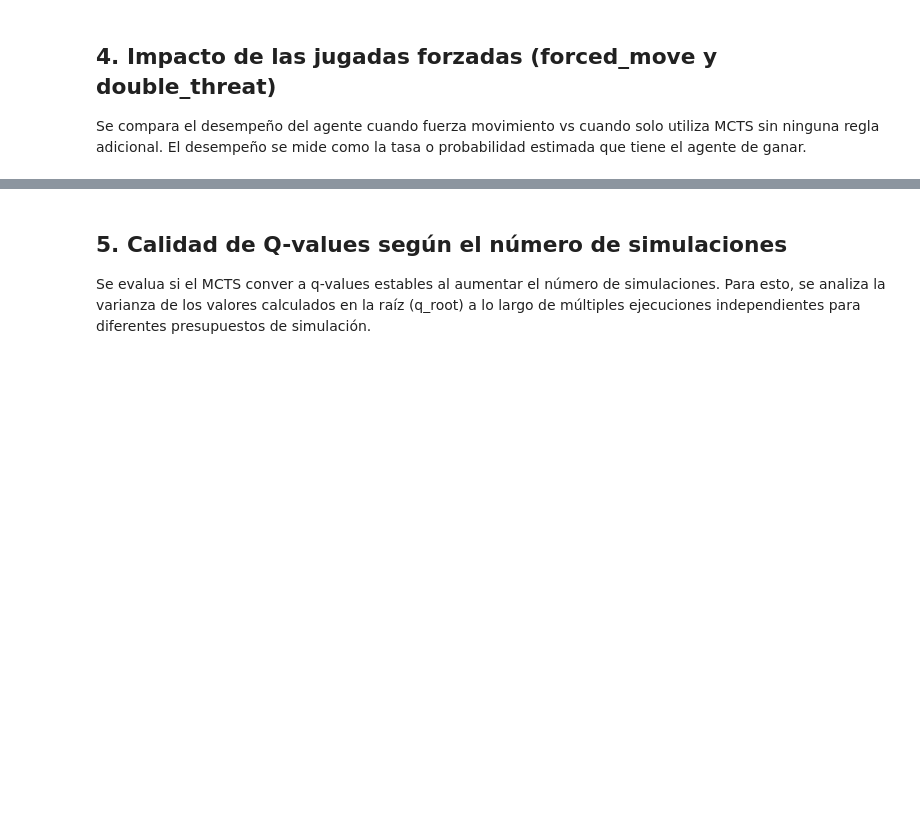
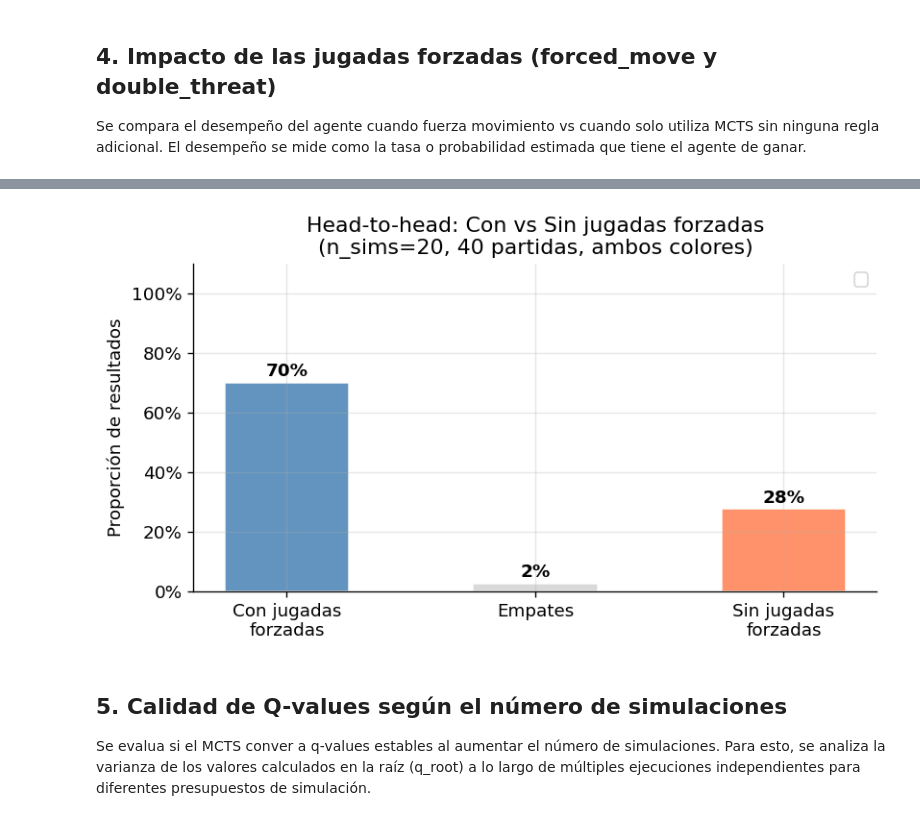
Before and after one commit to Lafrul/Proyecto_connect4, a Jupyter notebook: groups/Laura/entrega.ipynb, the cells around one changed output, grey strips where cells are left out. Drawn from its saved outputs; the diff is of its cells as text; code cells hidden in the pictures; blank space fills up the shorter version.

```diff
--- a/groups/Laura/entrega.ipynb
+++ b/groups/Laura/entrega.ipynb
@@ -311,3 +375,26 @@ plt.show()
+# %%
+fig, ax = plt.subplots(figsize=(7, 4))
+
+categorias = ['Con jugadas\nforzadas', 'Empates', 'Sin jugadas\nforzadas']
+valores    = [w_f/total, d/total, w_nf/total]
+colores    = ['steelblue', 'lightgray', 'coral']
+
+bars = ax.bar(categorias, valores, color=colores, alpha=0.85, edgecolor='white', width=0.5)
+
+for bar, val in zip(bars, valores):
+    ax.text(bar.get_x() + bar.get_width()/2, bar.get_height() + 0.01,
+            f'{val:.0%}', ha='center', va='bottom', fontweight='bold')
+
+ax.set_ylabel('Proporción de resultados')
+ax.set_ylim(0, 1.1)
+ax.yaxis.set_major_formatter(plt.FuncFormatter(lambda y, _: f'{y:.0%}'))
+ax.set_title(f'Head-to-head: Con vs Sin jugadas forzadas\n(n_sims={SIM_H2H}, {N_H2H} partidas, ambos colores)')
+ax.legend()
+plt.tight_layout()
+plt.savefig('exp_h2h_forzadas.png', bbox_inches='tight')
+plt.show()
+# %% [output]
+[figure, added]
 # %% [markdown]
 ## 5. Calidad de Q-values según el número de simulaciones
 Se evalua si el MCTS conver a q-values estables al aumentar el número de simulaciones. Para esto, se analiza la varianza de los valores calculados en la raíz (q_root) a lo largo de múltiples ejecuciones independientes para diferentes presupuestos de simulación.
```
Also changed, not shown: parts of 16 cells of this notebook, 2 other files.
